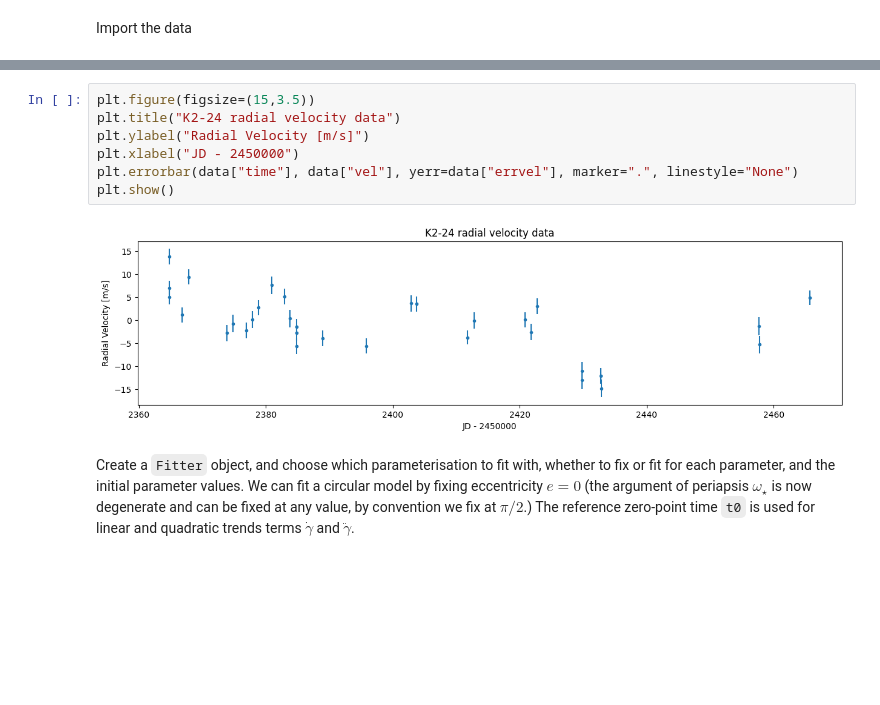
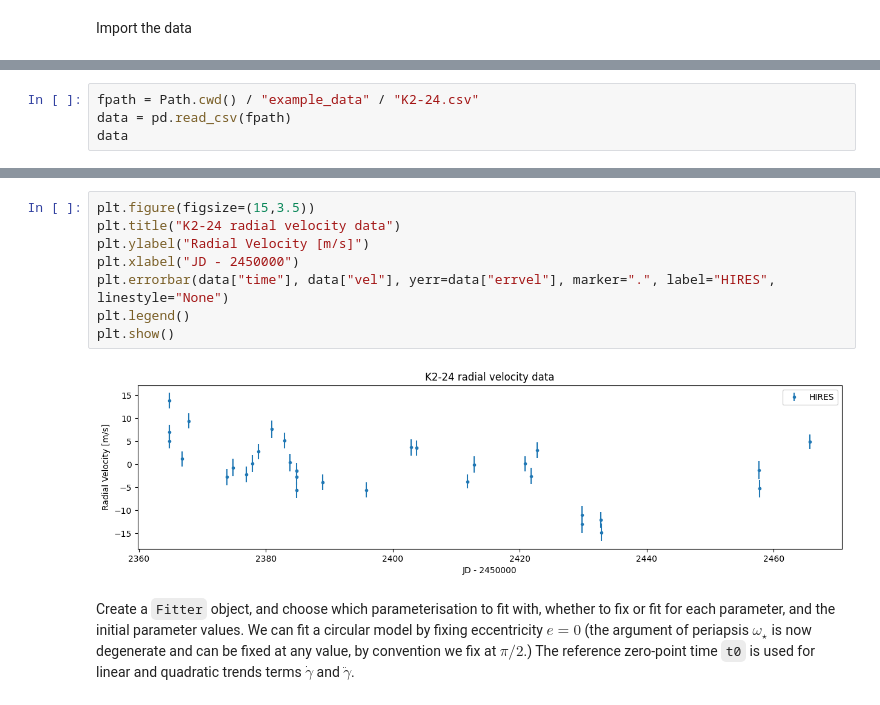
Before and after one commit to ross-dobson/ravest, a Jupyter notebook: docs/Examples/K2-24.ipynb, the cells around one changed output, grey strips where cells are left out. Cells and saved outputs as stored; diff of their text form; blank space fills up the shorter version.

```diff
--- a/docs/Examples/K2-24.ipynb
+++ b/docs/Examples/K2-24.ipynb
@@ -42,0 +24,4 @@ data
+# %%
+fpath = Path.cwd() / "example_data" / "K2-24.csv"
+data = pd.read_csv(fpath)
+data
@@ -43,12 +46,13 @@ data
 # %%
 plt.figure(figsize=(15,3.5))
 plt.title("K2-24 radial velocity data")
 plt.ylabel("Radial Velocity [m/s]")
 plt.xlabel("JD - 2450000")
-plt.errorbar(data["time"], data["vel"], yerr=data["errvel"], marker=".", linestyle="None")
+plt.errorbar(data["time"], data["vel"], yerr=data["errvel"], marker=".", label="HIRES", linestyle="None")
+plt.legend()
 plt.show()
 # %% [output]
-[figure, old version]
+[figure, new version]
 # %% [markdown]
 Create a `Fitter` object, and choose which parameterisation to fit with, whether to fix or fit for each parameter, and the initial parameter values. We can fit a circular model by fixing eccentricity $e=0$ (the argument of periapsis $\omega_\star$ is now degenerate and can be fixed at any value, by convention we fix at $\pi/2$.) The reference zero-point time `t0` is used for linear and quadratic trends terms $\dot{\gamma}$ and $\ddot{\gamma}$.
 # %%
```
Also changed, not shown: parts of 35 cells of this notebook, 6 other files.
